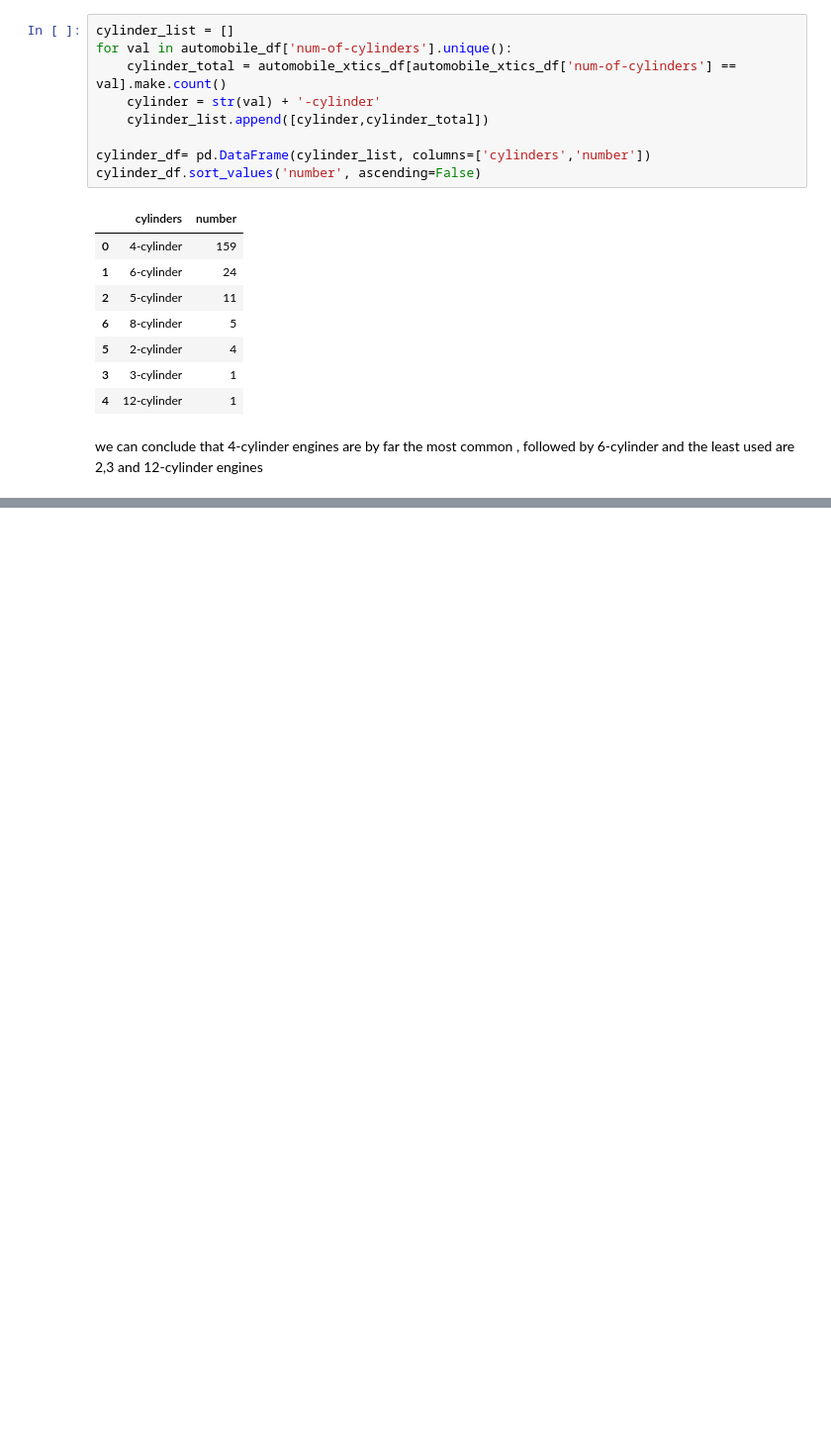
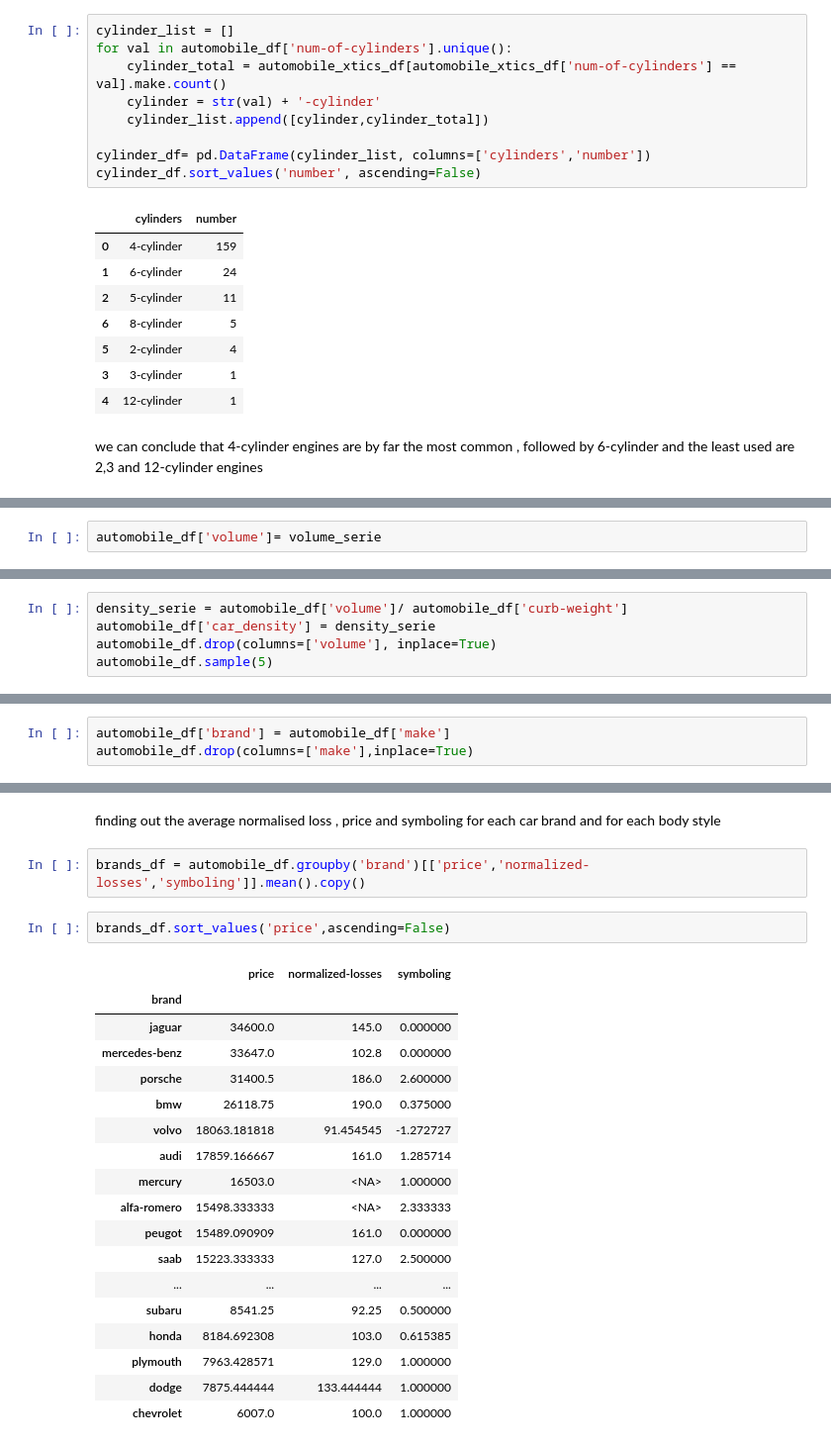
Before and after one commit to kasuleBS/automobile_analysis, a Jupyter notebook: analysis_file.ipynb, the cells around one changed output, grey strips where cells are left out. Shown: that part at 99% size. Saved outputs shown, nothing was run; the diff lists cells and outputs as text; blank space fills up the shorter version.

Commit message:
added analysis leveraging the groupby function of pandas

```diff
--- a/analysis_file.ipynb
+++ b/analysis_file.ipynb
@@ -767,0 +811,2 @@ we can conclude that 4-cylinder engines are by far the most common , followed by
+# %%
+automobile_df['volume']= volume_serie
@@ -767,0 +825,5 @@ we can conclude that 4-cylinder engines are by far the most common , followed by
+# %%
+density_serie = automobile_df['volume']/ automobile_df['curb-weight']
+automobile_df['car_density'] = density_serie
+automobile_df.drop(columns=['volume'], inplace=True)
+automobile_df.sample(5)
@@ -767,0 +880,3 @@ we can conclude that 4-cylinder engines are by far the most common , followed by
+# %%
+automobile_df['brand'] = automobile_df['make']
+automobile_df.drop(columns=['make'],inplace=True)
@@ -767,0 +893,25 @@ we can conclude that 4-cylinder engines are by far the most common , followed by
+# %% [markdown]
+finding out the average normalised loss , price and symboling for each car brand and for each body style
+# %%
+brands_df = automobile_df.groupby('brand')[['price','normalized-losses','symboling']].mean().copy()
+# %%
+brands_df.sort_values('price',ascending=False)
+# %% [output]
+|  | price | normalized-losses | symboling |
+| brand |  |  |  |
+| jaguar | 34600.0 | 145.0 | 0.000000 |
+| mercedes-benz | 33647.0 | 102.8 | 0.000000 |
+| porsche | 31400.5 | 186.0 | 2.600000 |
+| bmw | 26118.75 | 190.0 | 0.375000 |
+| volvo | 18063.181818 | 91.454545 | -1.272727 |
+| audi | 17859.166667 | 161.0 | 1.285714 |
+| mercury | 16503.0 | <NA> | 1.000000 |
+| alfa-romero | 15498.333333 | <NA> | 2.333333 |
+| peugot | 15489.090909 | 161.0 | 0.000000 |
+| saab | 15223.333333 | 127.0 | 2.500000 |
+| ... | ... | ... | ... |
+| subaru | 8541.25 | 92.25 | 0.500000 |
+| honda | 8184.692308 | 103.0 | 0.615385 |
+| plymouth | 7963.428571 | 129.0 | 1.000000 |
+| dodge | 7875.444444 | 133.444444 | 1.000000 |
+| chevrolet | 6007.0 | 100.0 | 1.000000 |
```
Also changed, not shown: parts of 34 cells of this notebook, 2 other files.
